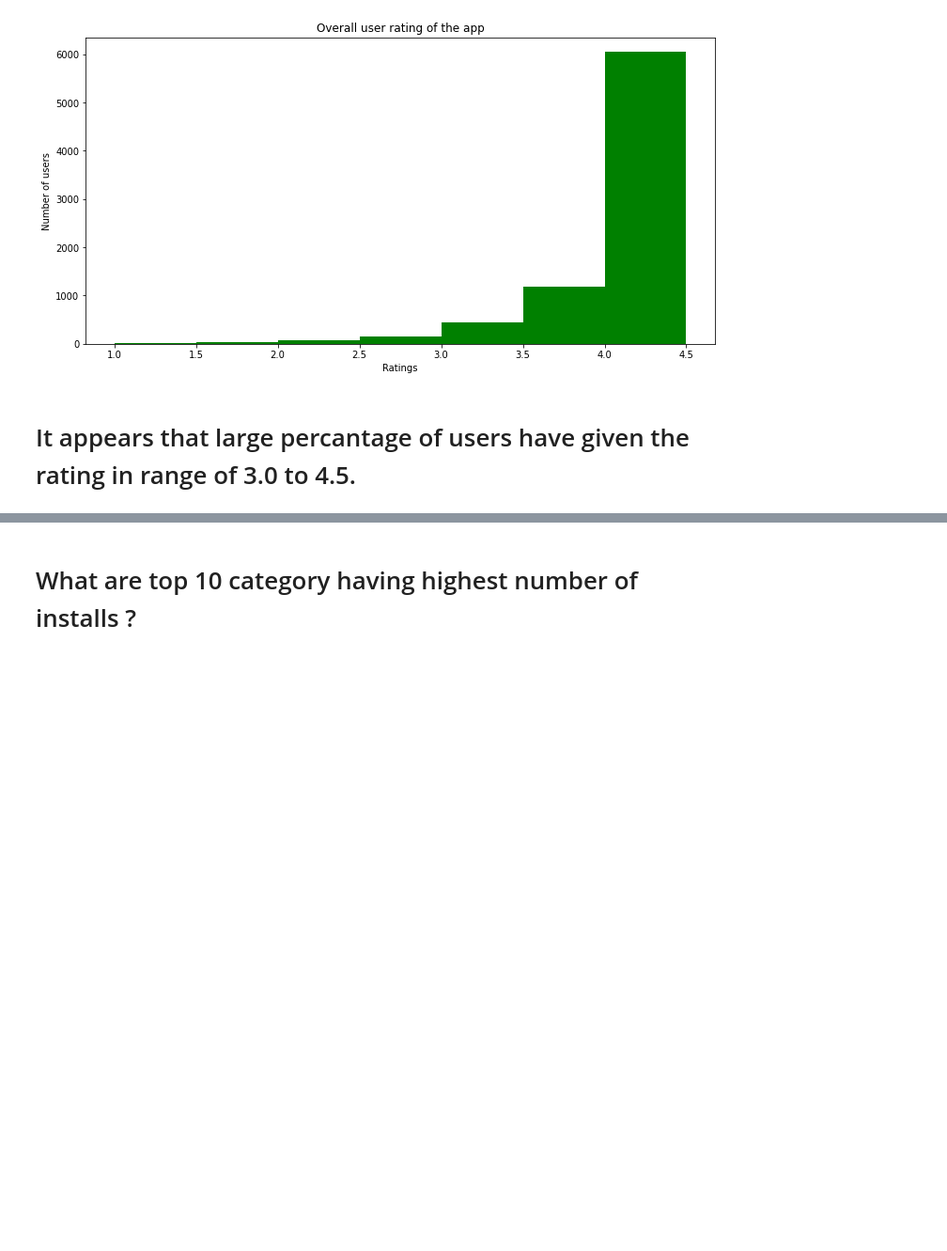
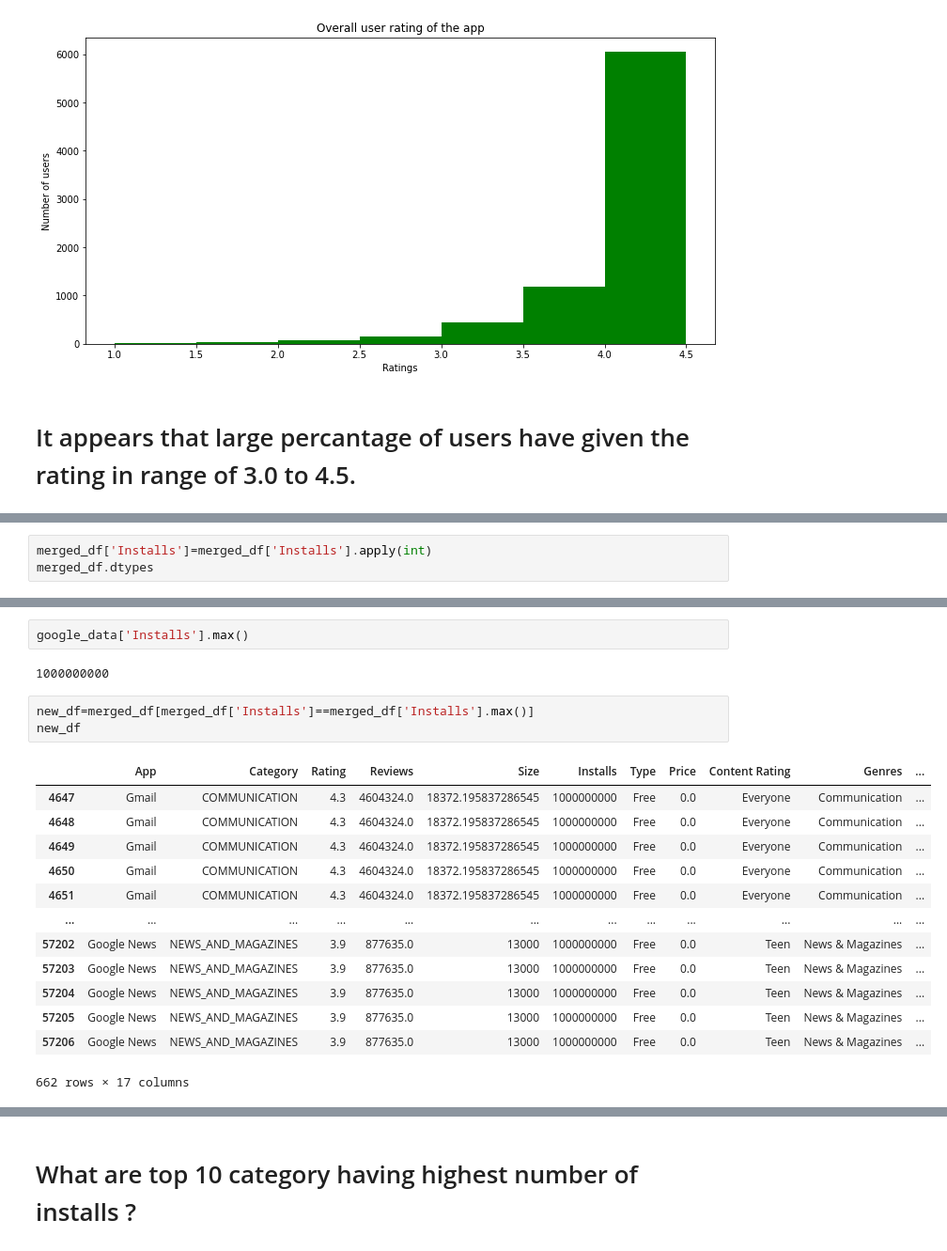
Before and after one commit to Akramkhan01/Capstone-Project-Play-Store-App-Review-Analysis, a Jupyter notebook: EDA_Play_Store_App_Review_Analysis_Capstone_Project.ipynb, the cells around one changed output, grey strips where cells are left out. Shown: that part at 94% size. Cells and saved outputs as stored; diff of their text form; blank space fills up the shorter version.

```diff
--- a/EDA_Play_Store_App_Review_Analysis_Capstone_Project.ipynb
+++ b/EDA_Play_Store_App_Review_Analysis_Capstone_Project.ipynb
@@ -719,0 +728,3 @@ plt.hist(google_data.Rating, bins=np.arange(1,5,0.5), color='green');
+# %%
+merged_df['Installs']=merged_df['Installs'].apply(int)
+merged_df.dtypes
@@ -719,0 +750,21 @@ plt.hist(google_data.Rating, bins=np.arange(1,5,0.5), color='green');
+# %%
+google_data['Installs'].max()
+# %% [output]
+1000000000
+# %%
+new_df=merged_df[merged_df['Installs']==merged_df['Installs'].max()]
+new_df
+# %% [output]
+|  | App | Category | Rating | Reviews | Size | Installs | Type | Price | Content Rating | Genres | ... |
+| 4647 | Gmail | COMMUNICATION | 4.3 | 4604324.0 | 18372.195837286545 | 1000000000 | Free | 0.0 | Everyone | Communication | ... |
+| 4648 | Gmail | COMMUNICATION | 4.3 | 4604324.0 | 18372.195837286545 | 1000000000 | Free | 0.0 | Everyone | Communication | ... |
+| 4649 | Gmail | COMMUNICATION | 4.3 | 4604324.0 | 18372.195837286545 | 1000000000 | Free | 0.0 | Everyone | Communication | ... |
+| 4650 | Gmail | COMMUNICATION | 4.3 | 4604324.0 | 18372.195837286545 | 1000000000 | Free | 0.0 | Everyone | Communication | ... |
+| 4651 | Gmail | COMMUNICATION | 4.3 | 4604324.0 | 18372.195837286545 | 1000000000 | Free | 0.0 | Everyone | Communication | ... |
+| ... | ... | ... | ... | ... | ... | ... | ... | ... | ... | ... | ... |
+| 57202 | Google News | NEWS_AND_MAGAZINES | 3.9 | 877635.0 | 13000 | 1000000000 | Free | 0.0 | Teen | News & Magazines | ... |
+| 57203 | Google News | NEWS_AND_MAGAZINES | 3.9 | 877635.0 | 13000 | 1000000000 | Free | 0.0 | Teen | News & Magazines | ... |
+| 57204 | Google News | NEWS_AND_MAGAZINES | 3.9 | 877635.0 | 13000 | 1000000000 | Free | 0.0 | Teen | News & Magazines | ... |
+| 57205 | Google News | NEWS_AND_MAGAZINES | 3.9 | 877635.0 | 13000 | 1000000000 | Free | 0.0 | Teen | News & Magazines | ... |
+| 57206 | Google News | NEWS_AND_MAGAZINES | 3.9 | 877635.0 | 13000 | 1000000000 | Free | 0.0 | Teen | News & Magazines | ... |
+662 rows × 17 columns
```
Also changed, not shown: parts of 13 cells of this notebook.
